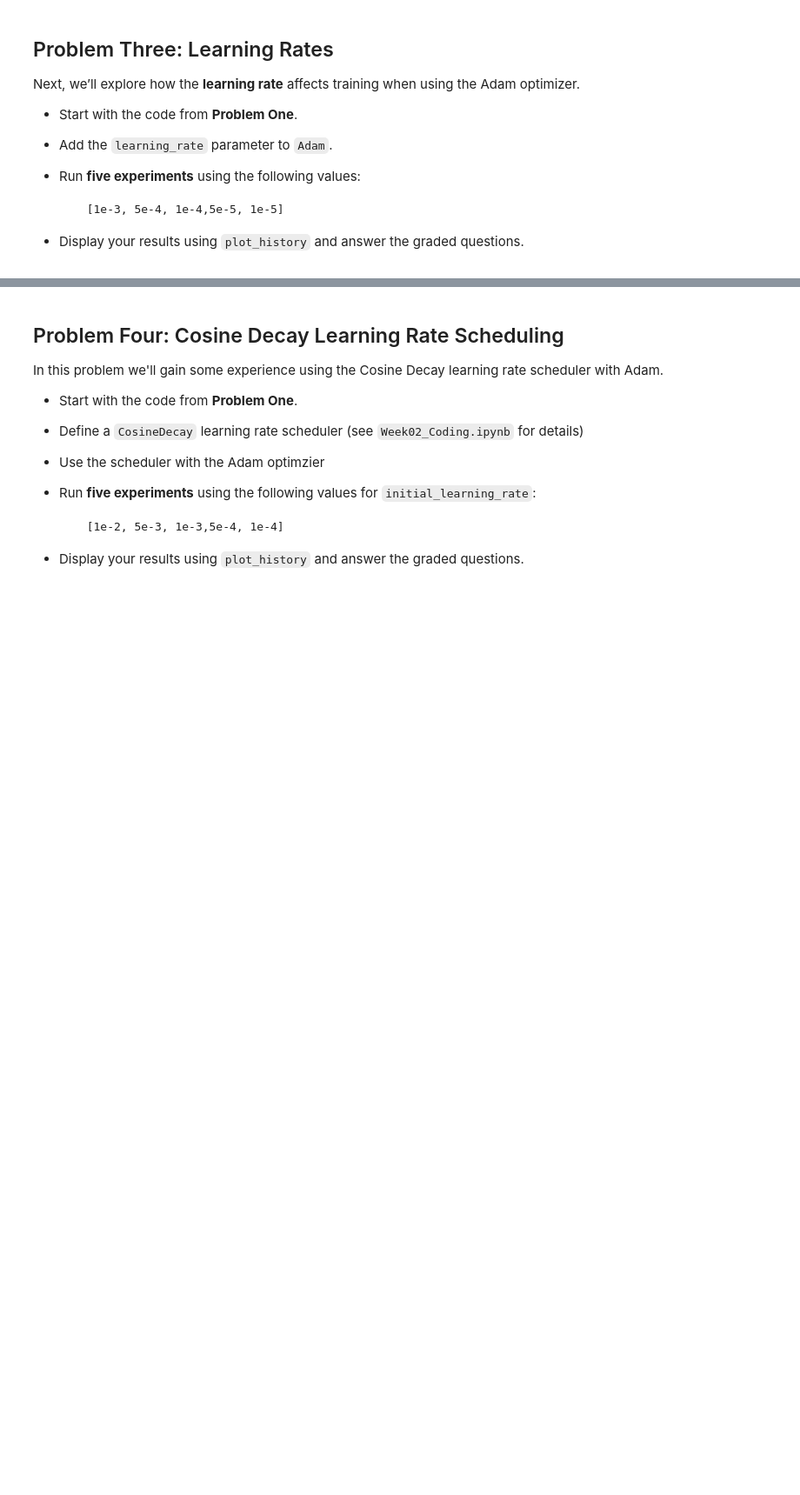
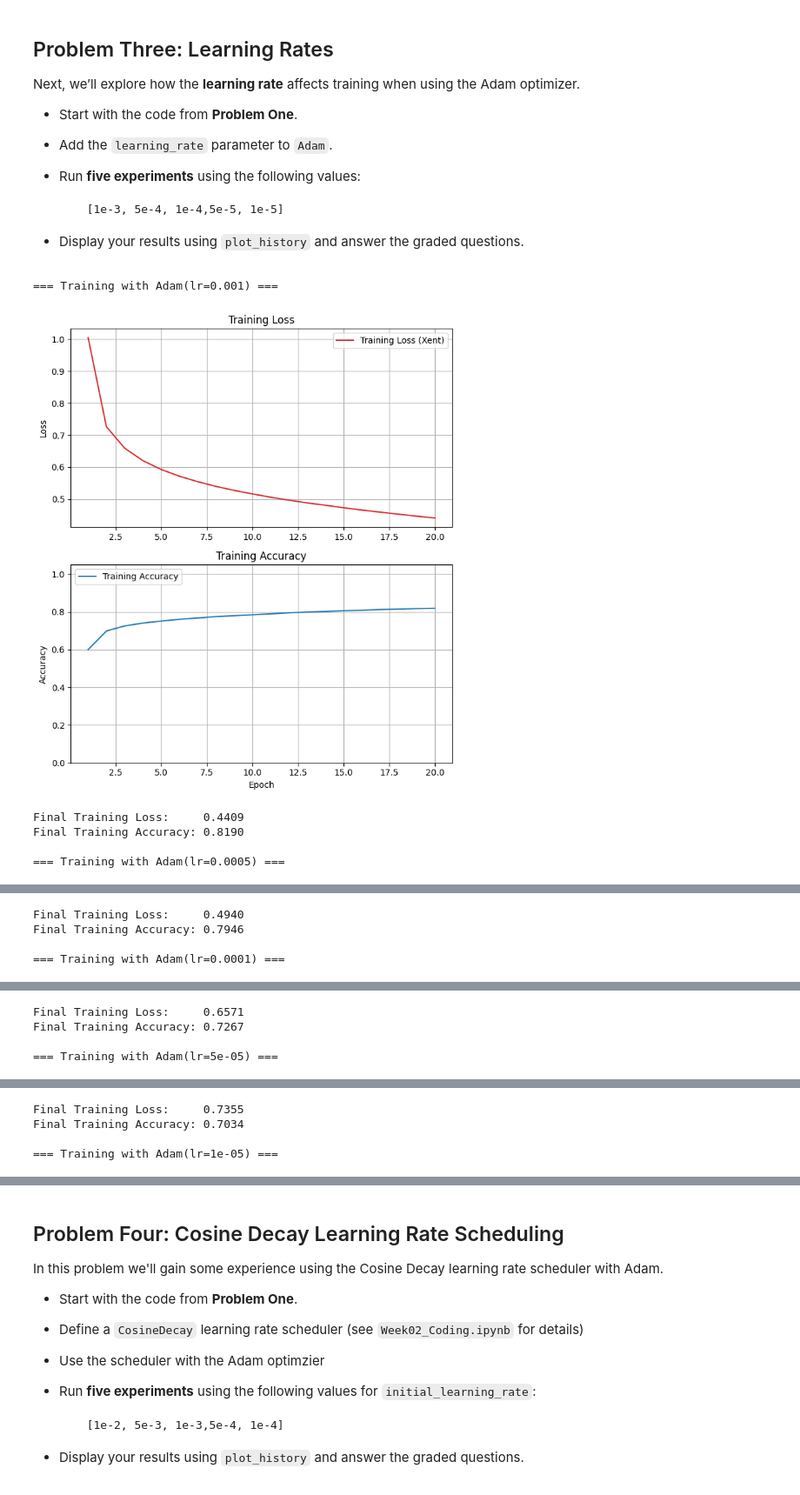
Before and after one commit to KIRBUEDU/Homework_02.ipynb, a Jupyter notebook: Homework_02.ipynb, the cells around one changed output, grey strips where cells are left out. Shown at 87% size. Saved outputs shown, nothing was run; the diff lists cells and outputs as text; code cells hidden in the pictures; blank space fills up the shorter version.

```diff
--- a/Homework_02.ipynb
+++ b/Homework_02.ipynb
@@ -419,42 +414,39 @@ tf.random.set_seed(100)
 num_features = X_train.shape[1]
 num_classes = 7
 
 def build_model(lr):
     model = Sequential([
         Input(shape=(num_features,)),
         Dense(64, activation='relu'),
         Dense(32, activation='relu'),
         Dense(num_classes, activation='softmax')
     ])
     model.compile(
         optimizer=Adam(learning_rate=lr),
         loss='sparse_categorical_crossentropy',
         metrics=['accuracy']
     )
     return model
 
 lrs = [1e-3, 5e-4, 1e-4, 5e-5, 1e-5]
 histories = {}
 
 for lr in lrs:
     print(f"\n=== Training with Adam(lr={lr}) ===")
     model = build_model(lr)
     history = model.fit(
         X_train, y_train,
-        validation_data=(X_test, y_test),  # keep setup consistent
+        validation_data=(X_test, y_test),
         epochs=20,
         batch_size=32,
         verbose=0
     )
     histories[lr] = history
-    plot_history(history)   # your helper
-
-# (Optional) Pick best by final TRAIN accuracy at epoch 20:
-best_lr = max(histories, key=lambda lr: histories[lr].history['accuracy'][-1])
-best_acc = histories[best_lr].history['accuracy'][-1]
-print(f"\nBest LR by final TRAIN accuracy: {best_lr} (acc={best_acc:.4f})")
-
-# If you prefer best by VALIDATION accuracy, use this instead:
-best_lr_val = max(histories, key=lambda lr: histories[lr].history['val_accuracy'][-1])
-best_val_acc = histories[best_lr_val].history['val_accuracy'][-1]
-print(f"Best LR by final VAL accuracy:   {best_lr_val} (val_acc={best_val_acc:.4f})")
+    plot_history(history)
+# %% [output]
+=== Training with Adam(lr=0.001) ===
+[figure, added]
+Final Training Loss:     0.4409
+Final Training Accuracy: 0.8190
+
+=== Training with Adam(lr=0.0005) ===
@@ -460,0 +454,4 @@ print(f"Best LR by final VAL accuracy:   {best_lr_val} (val_acc={best_val_acc:.4
+Final Training Loss:     0.4940
+Final Training Accuracy: 0.7946
+
+=== Training with Adam(lr=0.0001) ===
@@ -460,0 +459,4 @@ print(f"Best LR by final VAL accuracy:   {best_lr_val} (val_acc={best_val_acc:.4
+Final Training Loss:     0.6571
+Final Training Accuracy: 0.7267
+
+=== Training with Adam(lr=5e-05) ===
@@ -460,0 +464,4 @@ print(f"Best LR by final VAL accuracy:   {best_lr_val} (val_acc={best_val_acc:.4
+Final Training Loss:     0.7355
+Final Training Accuracy: 0.7034
+
+=== Training with Adam(lr=1e-05) ===
```
Also changed, not shown: parts of 19 cells of this notebook.
